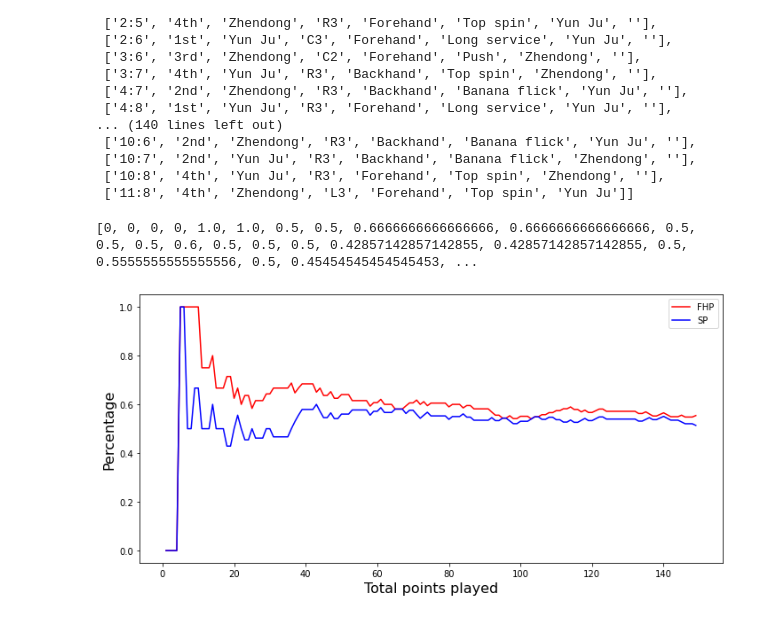
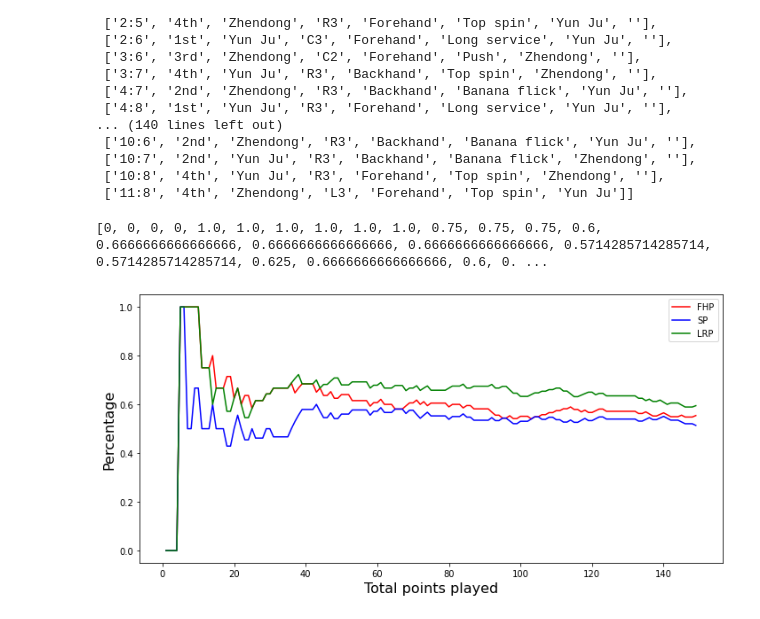
Before and after one commit to schiang28/Rouse, a Jupyter notebook: time series.ipynb, the cells around one changed output. Drawn from its saved outputs; the diff is of its cells as text; code cells hidden in the pictures.

```diff
--- a/time series.ipynb
+++ b/time series.ipynb
@@ -214,20 +214,42 @@ for p in range(len(data)):
             sp_percentages.append(sp_percentages[-1])
         else:
             sp_percentages.append(0)
-print(sp_percentages)
+#print(sp_percentages)
+
+
+# LRP percentage of total points won on a long rally
+pwolr = 0
+pwit = 0
+lrp_percentages=[]
+for p in range(len(data)):
+    point = data[p]
+    if point[2]==player:
+        if int(point[1][:-2])>=3:
+            pwolr+=1
+        pwit+=1
+        lrp = pwolr/pwit
+        lrp_percentages.append(lrp)
+    else:
+        if len(lrp_percentages)>1:
+            lrp_percentages.append(lrp_percentages[-1])
+        else:
+            lrp_percentages.append(0)
+
+print(lrp_percentages)
 # %% [output]
-[0, 0, 0, 0, 1.0, 1.0, 0.5, 0.5, 0.6666666666666666, 0.6666666666666666, 0.5, 0.5, 0.5, 0.6, 0.5, 0.5, 0.5, 0.42857142857142855, 0.42857142857142855, 0.5, 0.5555555555555556, 0.5, 0.45454545454545453, ...
+[0, 0, 0, 0, 1.0, 1.0, 1.0, 1.0, 1.0, 1.0, 0.75, 0.75, 0.75, 0.6, 0.6666666666666666, 0.6666666666666666, 0.6666666666666666, 0.5714285714285714, 0.5714285714285714, 0.625, 0.6666666666666666, 0.6, 0. ...
 # %%
 plt.figure(figsize=(10,5))
 plt.plot(total_points_played, fhp_percentages, color='r', label='FHP')
 plt.plot(total_points_played, sp_percentages, color='b', label='SP')
+plt.plot(total_points_played, lrp_percentages, color='g', label='LRP')
 
 
 plt.legend()
 plt.xlabel("Total points played", fontsize=16)
 plt.ylabel("Percentage",fontsize=16)
 plt.tight_layout()
 plt.savefig('featuresandtime.pdf', dpi=300)
 plt.show()
 # %% [output]
-[figure, old version]
+[figure, new version]
```
Also changed, not shown: 1 other file.
